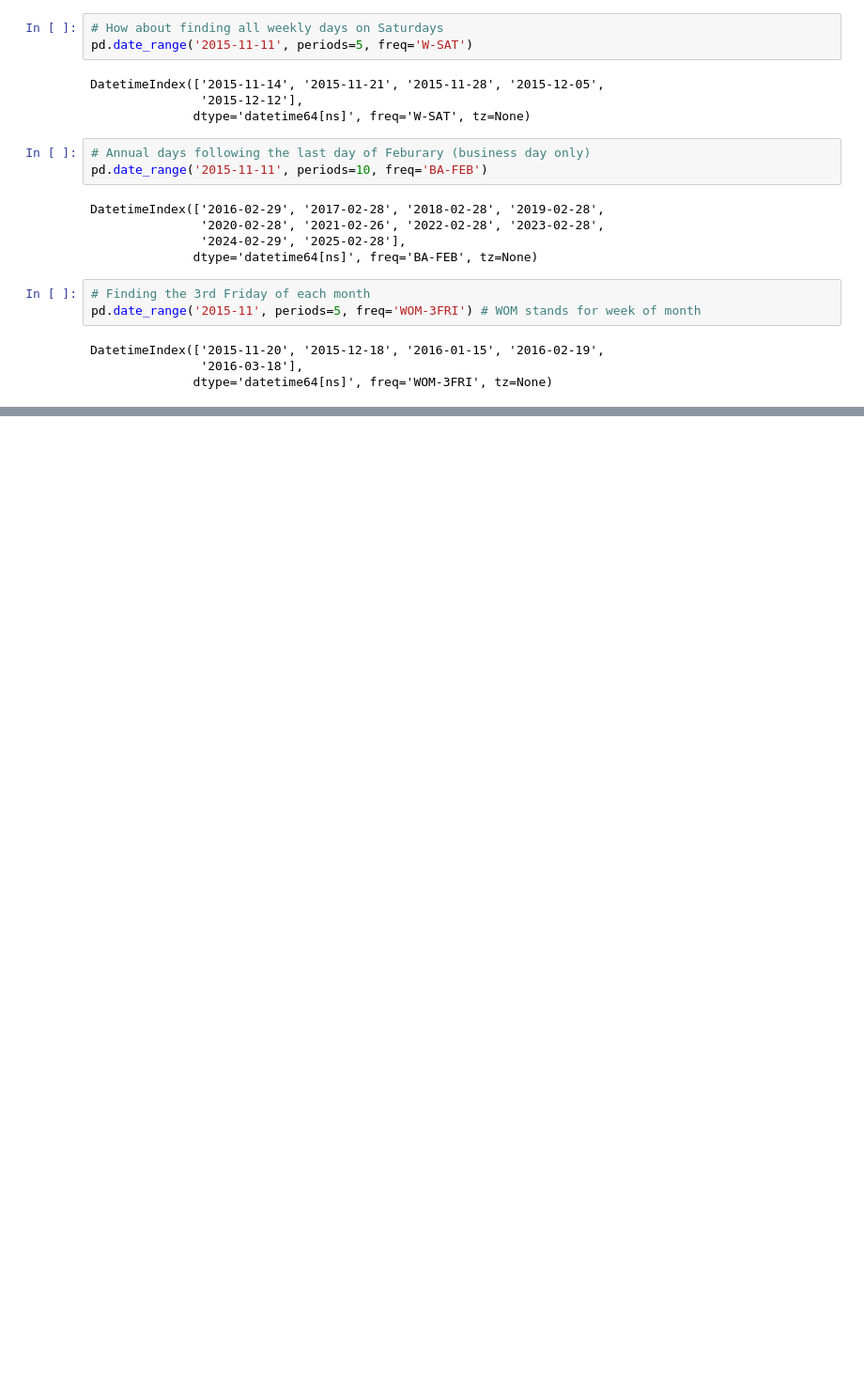
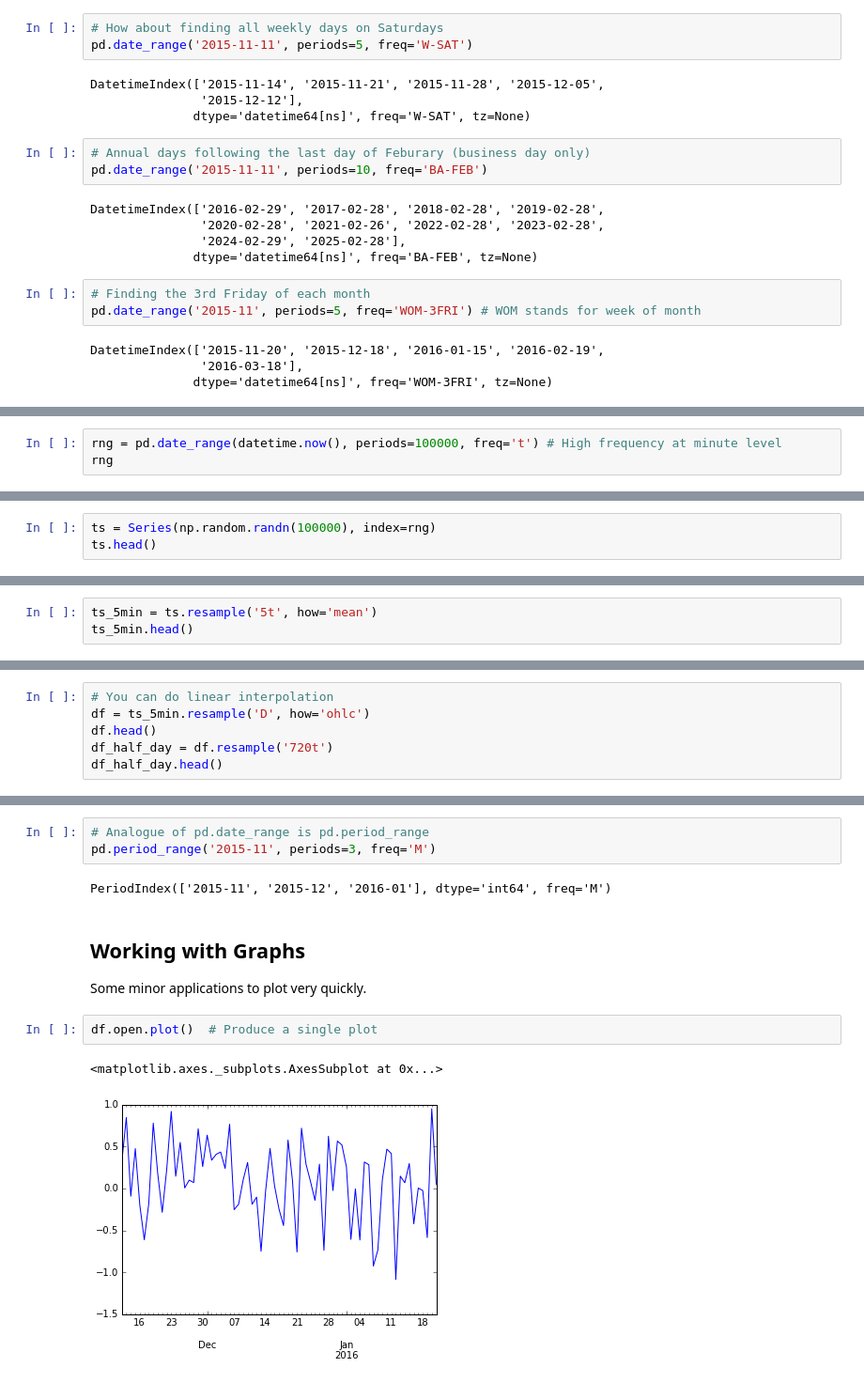
Before and after one commit to MrPeterLee/Notes, a Jupyter notebook: 9. Review - Time Series Analysis.ipynb, the cells around one changed output, grey strips where cells are left out. Shown at 94% size. Saved outputs shown, nothing was run; the diff lists cells and outputs as text; blank space fills up the shorter version.

```diff
--- a/9. Review - Time Series Analysis.ipynb
+++ b/9. Review - Time Series Analysis.ipynb
@@ -574,0 +608,3 @@ DatetimeIndex(['2015-11-20', '2015-12-18', '2016-01-15', '2016-02-19',
+# %%
+rng = pd.date_range(datetime.now(), periods=100000, freq='t') # High frequency at minute level
+rng
@@ -574,0 +624,3 @@ DatetimeIndex(['2015-11-20', '2015-12-18', '2016-01-15', '2016-02-19',
+# %%
+ts = Series(np.random.randn(100000), index=rng)
+ts.head()
@@ -574,0 +763,3 @@ DatetimeIndex(['2015-11-20', '2015-12-18', '2016-01-15', '2016-02-19',
+# %%
+ts_5min = ts.resample('5t', how='mean')
+ts_5min.head()
@@ -574,0 +838,6 @@ DatetimeIndex(['2015-11-20', '2015-12-18', '2016-01-15', '2016-02-19',
+# %%
+# You can do linear interpolation
+df = ts_5min.resample('D', how='ohlc')
+df.head()
+df_half_day = df.resample('720t')
+df_half_day.head()
@@ -574,0 +951,14 @@ DatetimeIndex(['2015-11-20', '2015-12-18', '2016-01-15', '2016-02-19',
+# %%
+# Analogue of pd.date_range is pd.period_range
+pd.period_range('2015-11', periods=3, freq='M')
+# %% [output]
+PeriodIndex(['2015-11', '2015-12', '2016-01'], dtype='int64', freq='M')
+# %% [markdown]
+## Working with Graphs
+
+Some minor applications to plot very quickly.
+# %%
+df.open.plot()  # Produce a single plot
+# %% [output]
+<matplotlib.axes._subplots.AxesSubplot at 0x...>
+[figure, added]
```
Also changed, not shown: parts of 48 cells of this notebook.
